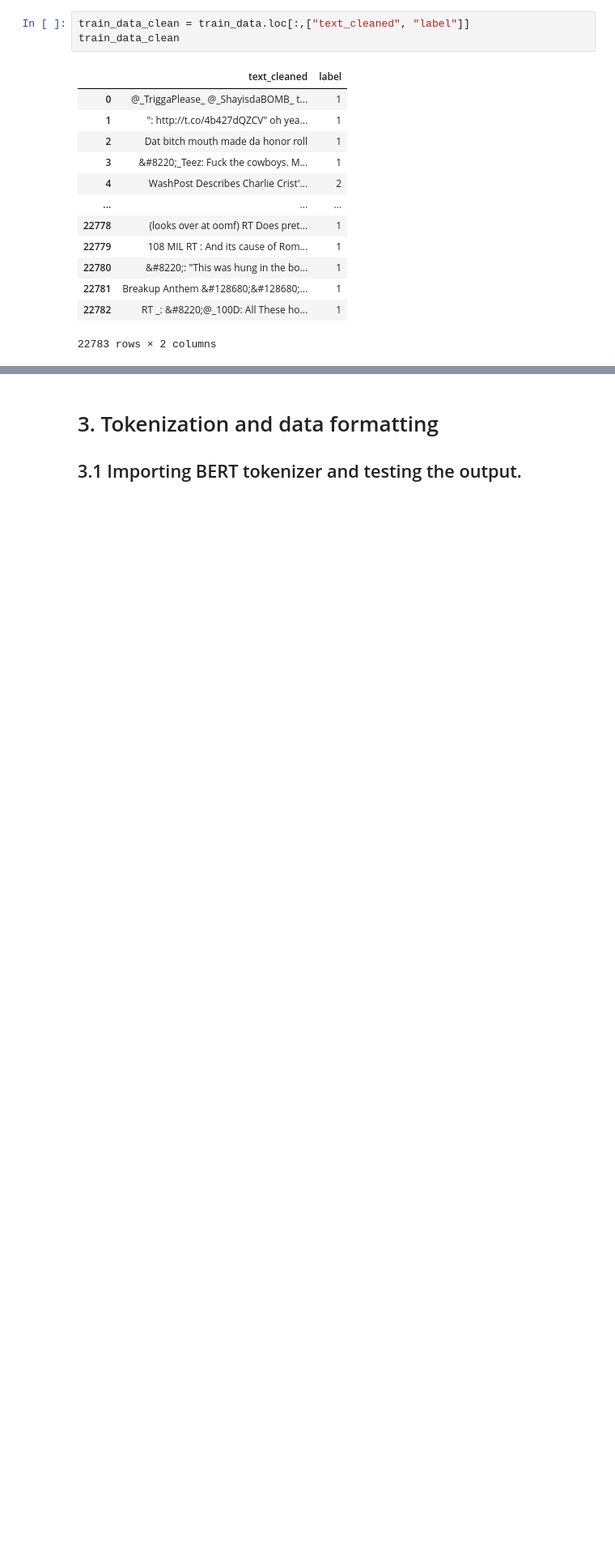
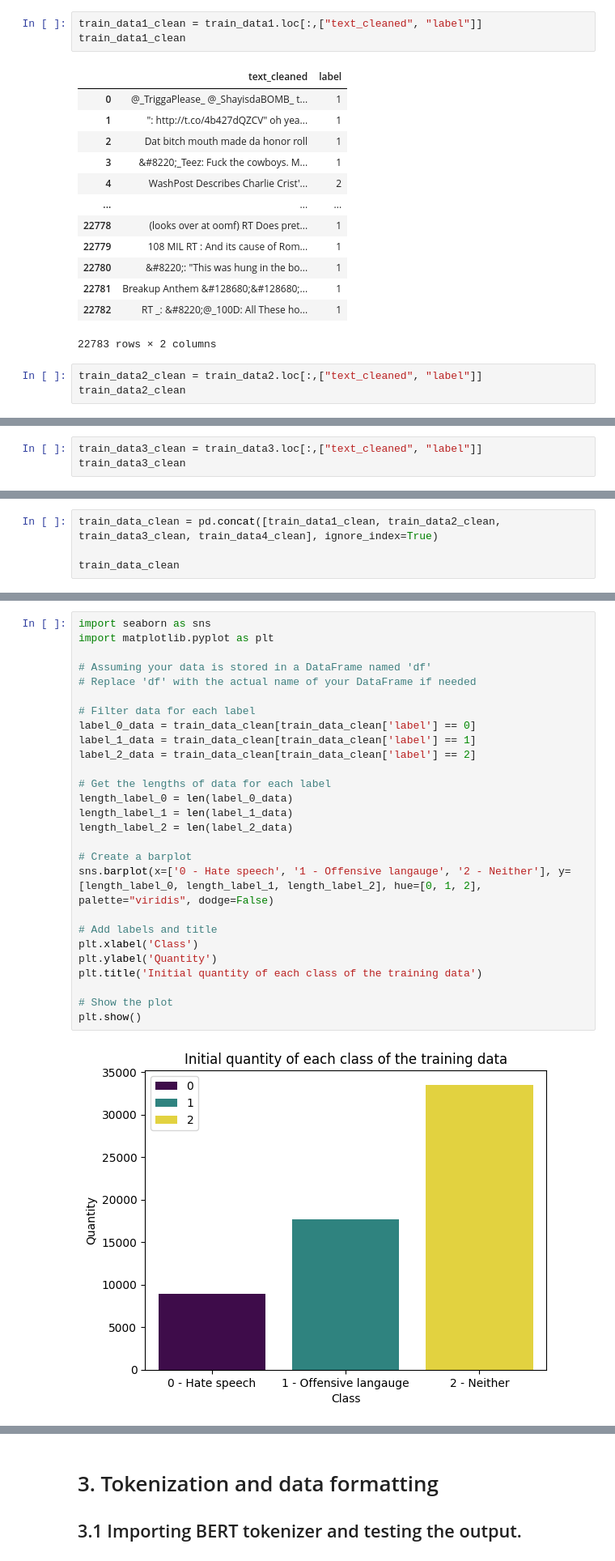
Before and after one commit to MartynaKopyta/BERT_FINE-TUNING, a Jupyter notebook: BERT_hate_offensive_speech.ipynb, the cells around one changed output, grey strips where cells are left out. Shown: that part at 81% size. Saved outputs shown, nothing was run; the diff lists cells and outputs as text; blank space fills up the shorter version.

```diff
--- a/BERT_hate_offensive_speech.ipynb
+++ b/BERT_hate_offensive_speech.ipynb
@@ -193,6 +285,6 @@ _ = plt.ylabel('count()')
 # %%
-train_data_clean = train_data.loc[:,["text_cleaned", "label"]]
-train_data_clean
+train_data1_clean = train_data1.loc[:,["text_cleaned", "label"]]
+train_data1_clean
 # %% [output]
 |  | text_cleaned | label |
 | 0 | @_TriggaPlease_ @_ShayisdaBOMB_ t... | 1 |
@@ -207,3 +299,6 @@ train_data_clean
 | 22781 | Breakup Anthem &#128680;&#128680;... | 1 |
 | 22782 | RT _: &#8220;@_100D: All These ho... | 1 |
 22783 rows × 2 columns
+# %%
+train_data2_clean = train_data2.loc[:,["text_cleaned", "label"]]
+train_data2_clean
@@ -209,0 +319,3 @@ train_data_clean
+# %%
+train_data3_clean = train_data3.loc[:,["text_cleaned", "label"]]
+train_data3_clean
@@ -209,0 +336,4 @@ train_data_clean
+# %%
+train_data_clean = pd.concat([train_data1_clean, train_data2_clean, train_data3_clean, train_data4_clean], ignore_index=True)
+
+train_data_clean
@@ -209,0 +354,29 @@ train_data_clean
+# %%
+import seaborn as sns
+import matplotlib.pyplot as plt
+
+# Assuming your data is stored in a DataFrame named 'df'
+# Replace 'df' with the actual name of your DataFrame if needed
+
+# Filter data for each label
+label_0_data = train_data_clean[train_data_clean['label'] == 0]
+label_1_data = train_data_clean[train_data_clean['label'] == 1]
+label_2_data = train_data_clean[train_data_clean['label'] == 2]
+
+# Get the lengths of data for each label
+length_label_0 = len(label_0_data)
+length_label_1 = len(label_1_data)
+length_label_2 = len(label_2_data)
+
+# Create a barplot
+sns.barplot(x=['0 - Hate speech', '1 - Offensive langauge', '2 - Neither'], y=[length_label_0, length_label_1, length_label_2], hue=[0, 1, 2], palette="viridis", dodge=False)
+
+# Add labels and title
+plt.xlabel('Class')
+plt.ylabel('Quantity')
+plt.title('Initial quantity of each class of the training data')
+
+# Show the plot
+plt.show()
+# %% [output]
+[figure, added]
```
Also changed, not shown: parts of 51 cells of this notebook.
